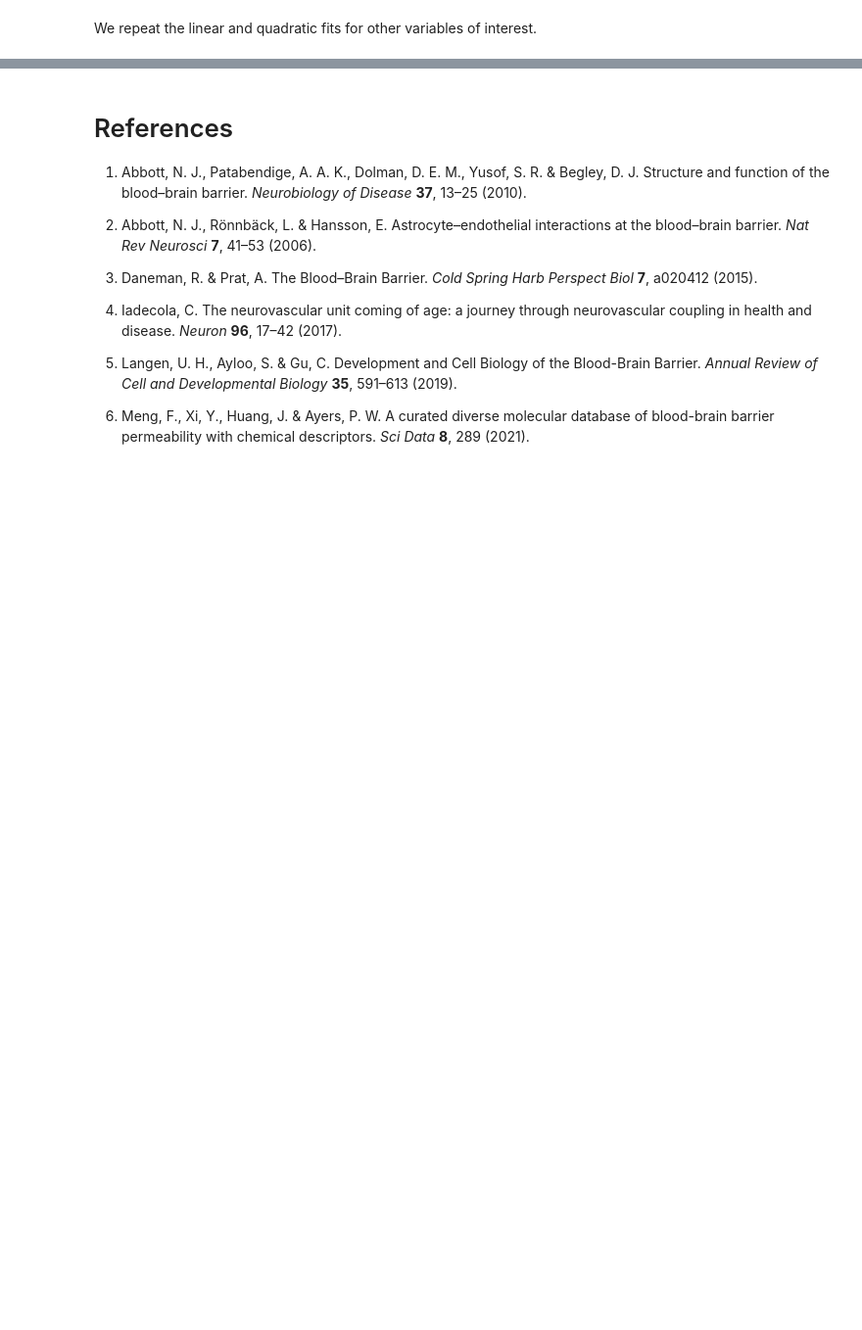
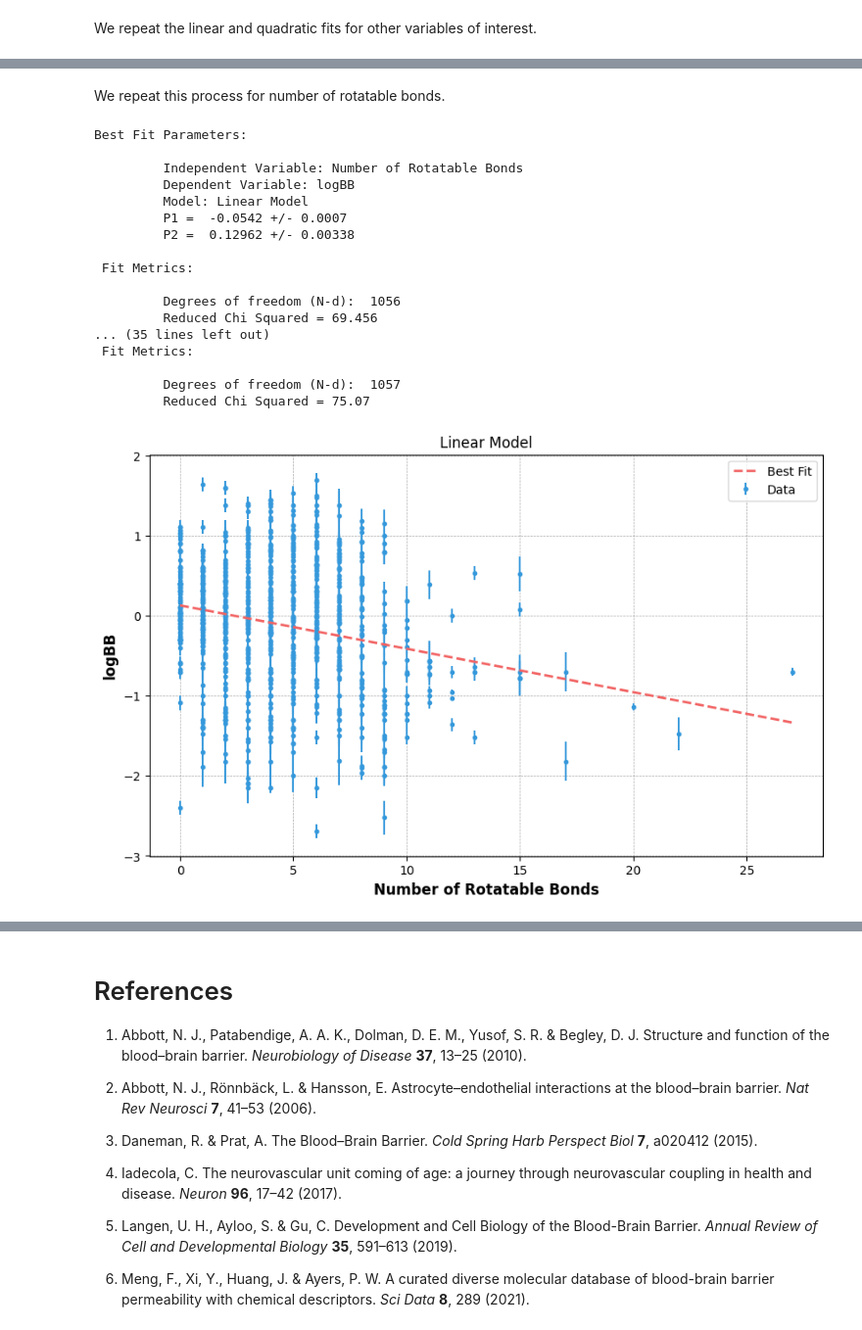
Before and after one commit to ayushnoori/ps2-lab, a Jupyter notebook: final_project.ipynb, the cells around one changed output, grey strips where cells are left out. Shown at 98% size. Saved outputs shown, nothing was run; the diff lists cells and outputs as text; code cells hidden in the pictures; blank space fills up the shorter version.

```diff
--- a/final_project.ipynb
+++ b/final_project.ipynb
@@ -335,0 +324,28 @@ Best Fit Parameters:
+# %% [markdown]
+We repeat this process for number of rotatable bonds.
+# %%
+# fit models to logBB vs. number of rotatable bonds
+x_value = data['num_rotatable_bonds'].to_numpy()
+fitparams, fiterrs = mycurvefit(linear_model, x_value, y_value, y_error, 'Number of Rotatable Bonds', 'logBB', title='Linear Model', plot=True)
+fitparams, fiterrs = mycurvefit(quadratic_model, x_value, y_value, y_error, 'Number of Rotatable Bonds', 'logBB', title='Quadratic Model', plot=True)
+fitparams, fiterrs = mycurvefit(logarithmic_model, x_value, y_value, y_error, 'Number of Rotatable Bonds', 'logBB', title='Logarithmic Model', plot=True)
+fitparams, fiterrs = mycurvefit(reciprocal_model, x_value, y_value, y_error, 'Number of Rotatable Bonds', 'logBB', title='Reciprocal Model', plot=True)
+# %% [output]
+Best Fit Parameters:
+
+         Independent Variable: Number of Rotatable Bonds
+         Dependent Variable: logBB
+         Model: Linear Model
+         P1 =  -0.0542 +/- 0.0007
+         P2 =  0.12962 +/- 0.00338
+
+ Fit Metrics:
+
+         Degrees of freedom (N-d):  1056
+         Reduced Chi Squared = 69.456
+... (35 lines left out)
+ Fit Metrics:
+
+         Degrees of freedom (N-d):  1057
+         Reduced Chi Squared = 75.07
+[figure, added]
```
Also changed, not shown: parts of 16 cells of this notebook, 1 other file.
